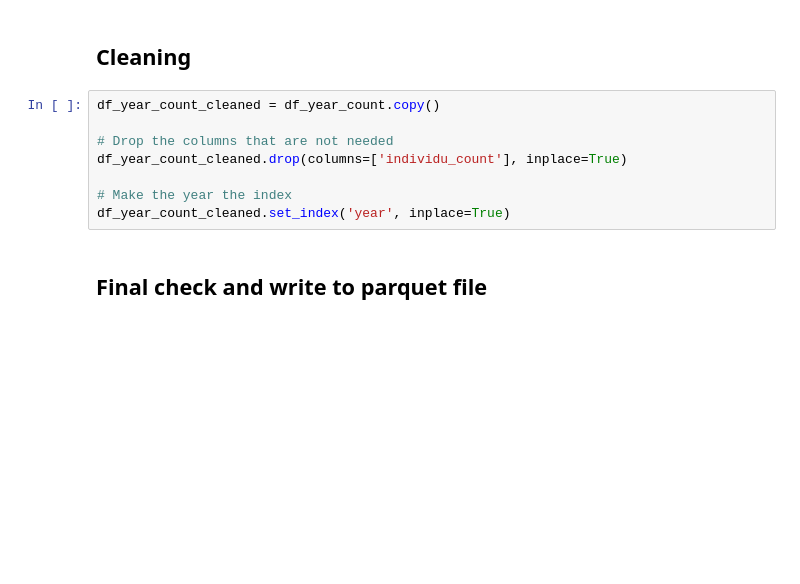
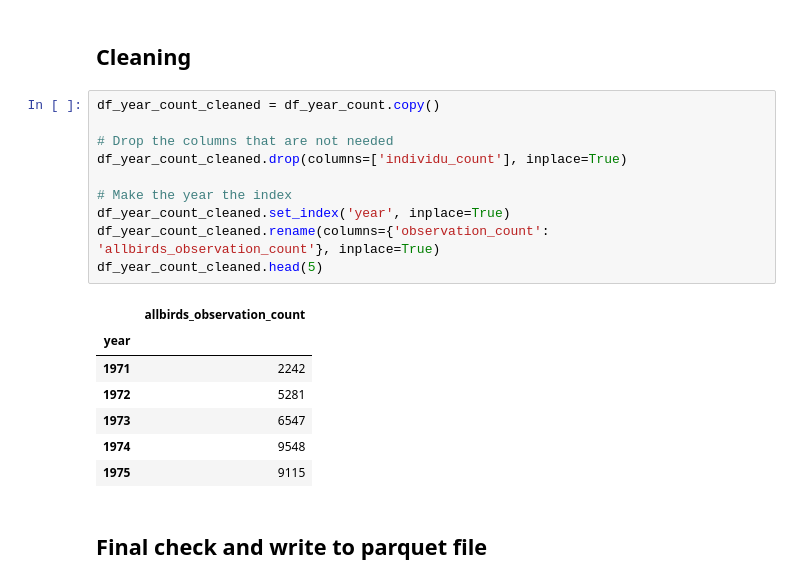
Before and after one commit to AnnelyseBe/syntra_eindwerk_birds, a Jupyter notebook: 2_cleaning/cleaning_yearly_observations.ipynb, the cells around one changed output. Saved outputs shown, nothing was run; the diff lists cells and outputs as text; blank space fills up the shorter version.

Commit message:
transformations 2_yearly observations werken, maar moeten nog generieker opgesteld worden

```diff
--- a/2_cleaning/cleaning_yearly_observations.ipynb
+++ b/2_cleaning/cleaning_yearly_observations.ipynb
@@ -87,11 +87,21 @@ We zien elk jaar een toename in het aantal waarnemingen. Vanaf 2008 zien we dat
 # %%
 df_year_count_cleaned = df_year_count.copy()
 
 # Drop the columns that are not needed
 df_year_count_cleaned.drop(columns=['individu_count'], inplace=True)
 
 # Make the year the index
 df_year_count_cleaned.set_index('year', inplace=True)
+df_year_count_cleaned.rename(columns={'observation_count': 'allbirds_observation_count'}, inplace=True)
+df_year_count_cleaned.head(5)
+# %% [output]
+|  | allbirds_observation_count |
+| year |  |
+| 1971 | 2242 |
+| 1972 | 5281 |
+| 1973 | 6547 |
+| 1974 | 9548 |
+| 1975 | 9115 |
 # %% [markdown]
 ## Final check and write to parquet file
 # %%
```
Also changed, not shown: parts of 1 cell of this notebook, 9 other files.
